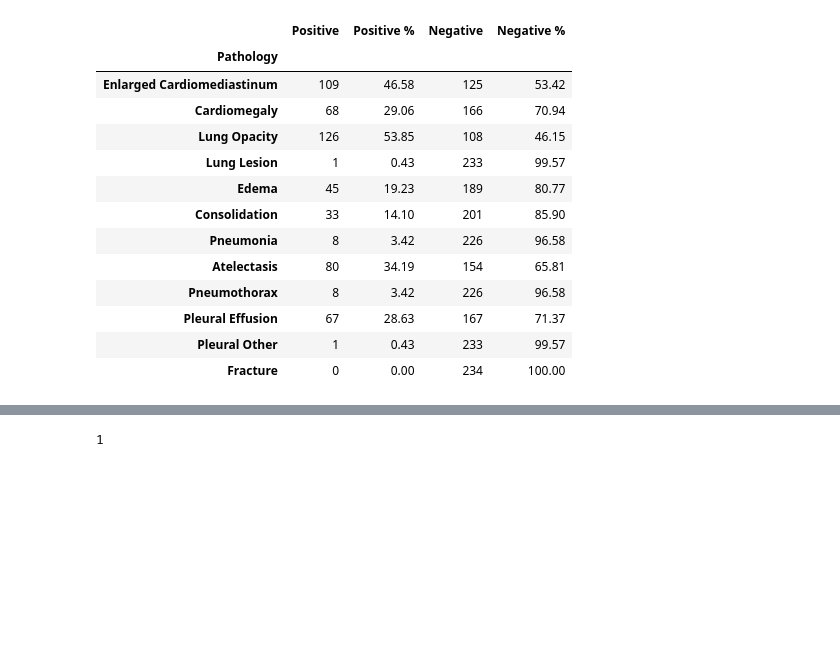
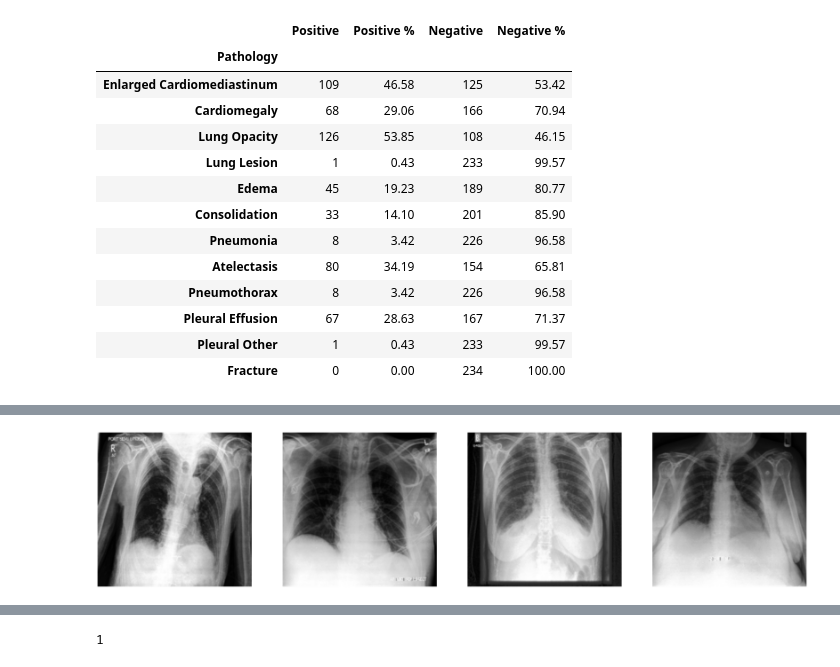
Before and after one commit to TobiasSchmidtDE/DeepL-MedicalImaging, a Jupyter notebook: src/datasets/distribution_generator.ipynb, the cells around one changed output, grey strips where cells are left out. Saved outputs shown, nothing was run; the diff lists cells and outputs as text; code cells hidden in the pictures; blank space fills up the shorter version.

```diff
--- a/src/datasets/distribution_generator.ipynb
+++ b/src/datasets/distribution_generator.ipynb
@@ -76,6 +74,10 @@ upsample_factors = {
     "Pleural Other":2,
     "Fracture":2,
 }
+transformations_0 = {"hist_equalization":{}}
+transformations_1 = {"hist_equalization":{}, "gaussian_blur":{"kernal_size":3}}
+transformations_2 = {"unsharp_mask":{"radius":2, "amount":1}}
+transformations_3 = {"windowing"}
 len(reduced_columns)
 # %% [output]
 12
@@ -88,12 +90,13 @@ chexpert_benchmarks, _ = generate_benchmarks(path = Path(os.environ.get("CHEXPER
                                                      u_enc = [uzeros, uones],
                                                      # train_labels = "nofinding_train.csv",
                                                      nan_replacement = 0, #float("NaN"),
-                                                     batch_sizes = {"b": 32},
+                                                     batch_sizes = {"b": 4},
                                                      epoch_sizes = {"e": 1},
                                                      dim=(320, 320),
                                                      crop = {"C0": False},
                                                      split_seed = 65748123,
                                                      augmentation=None,
+                                                     transformations = transformations_2,
                                                      upsample_factors = upsample_factors)
 # %% [output]
 Initialzed custom_binary_crossentropy with epsilon 1e-05
@@ -255,9 +258,9 @@ get_distribution(test_labels)
 import math
 def plot_batch(generator, batchnum):
     batch_size = generator.batch_size
-    plot_height = 5 if batch_size > 1 else 60
-    plot_width = 5 if batch_size > 1 else 60
-    fig_size_x = 4 if batch_size >= 4 else 1
+    plot_height = 5 if batch_size > 4 else 60
+    plot_width = 5 if batch_size > 4 else 60
+    fig_size_x = 4 if batch_size > 4 else 1
     fig_size_y = math.ceil(batch_size / fig_size_x)
     figsize = (plot_width * fig_size_x, plot_height * fig_size_y)
     plt.figure(figsize=figsize)
@@ -275,0 +275,7 @@ plot_batch(benchmark.valgen, 3)
+# %%
+#unsharp_mask', 'gaussian_filter', 'windowing', 'median_filter', 'hist_equalization'
+benchmark.valgen.transformations = {}#{"hist_equalization":{}, "gaussian_blur":{"kernal_size":3}}
+benchmark.valgen.transformations = { "hist_equalization":{}, "gaussian_blur":{"kernal_size":3}}
+plot_batch(benchmark.valgen, 5)
+# %% [output]
+[figure, added]
```
Also changed, not shown: parts of 6 cells of this notebook, 12 other files.
